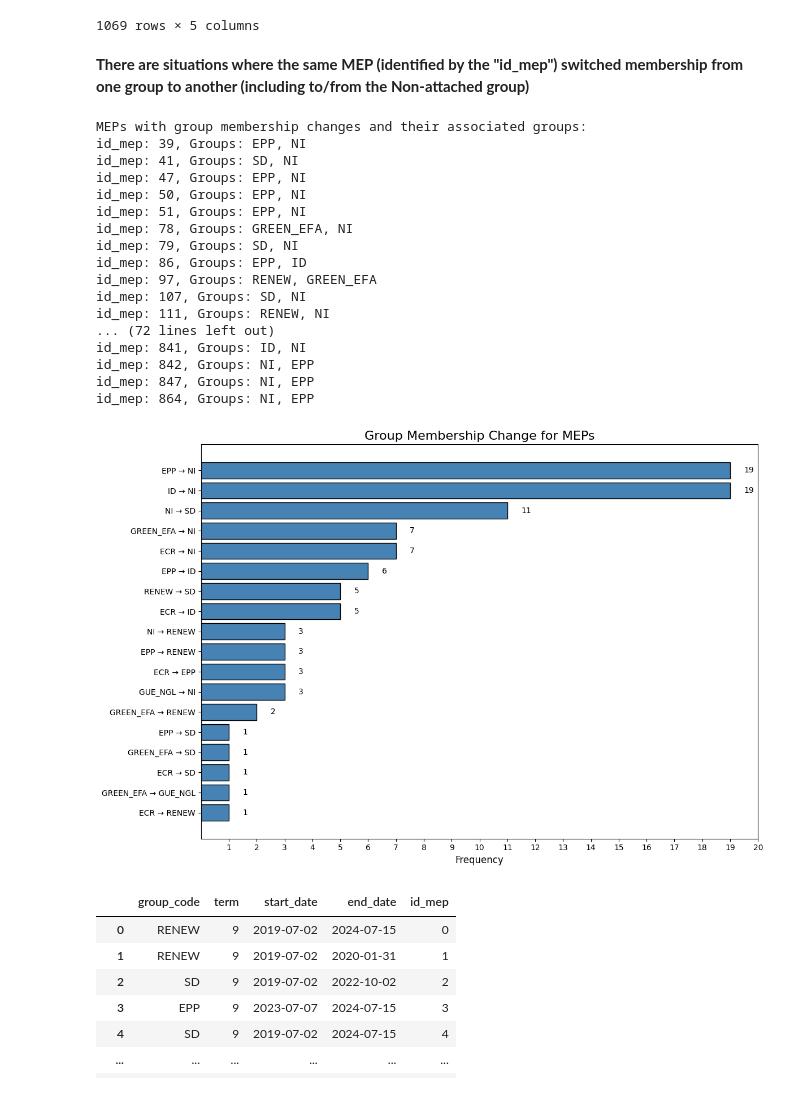
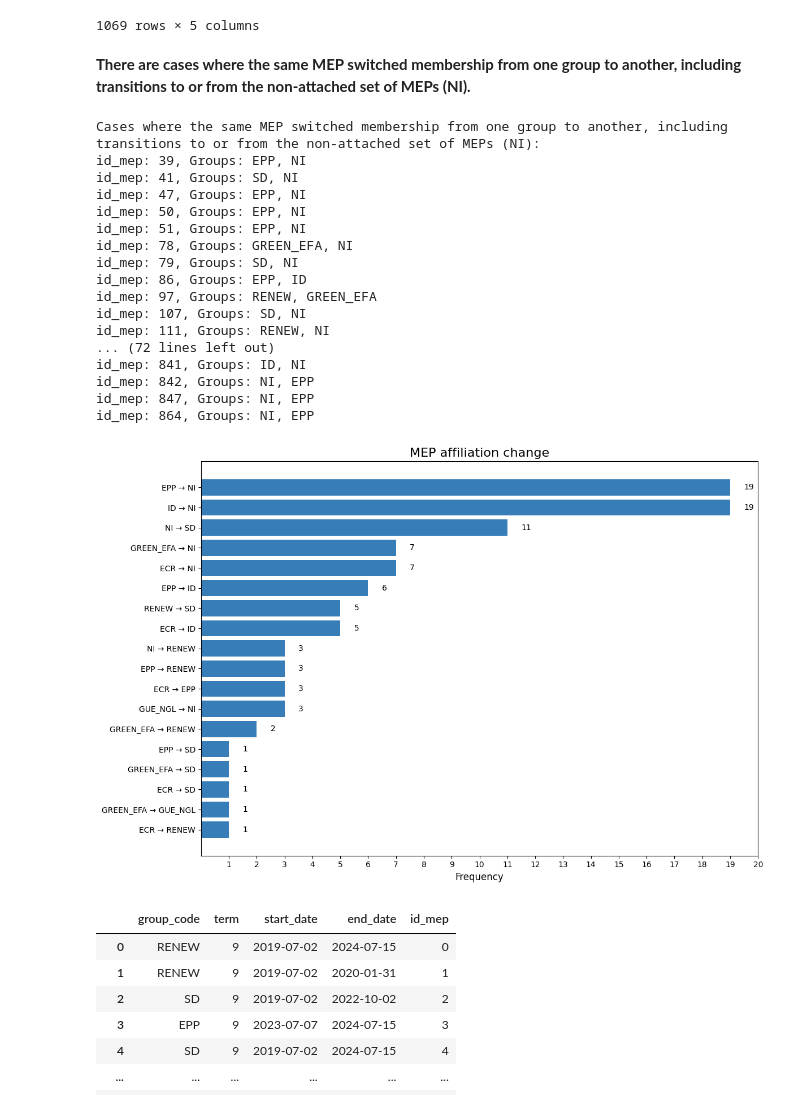
Before and after one commit to srosalino/Multi-polarization_in_the_9th_term_of_the_European_Parliament, a Jupyter notebook: scripts/3_group_memberships.ipynb, the cells around one changed output. Saved outputs shown, nothing was run; the diff lists cells and outputs as text; code cells hidden in the pictures.

```diff
--- a/scripts/3_group_memberships.ipynb
+++ b/scripts/3_group_memberships.ipynb
@@ -89,7 +82,7 @@ group_memberships
 | 1068 | EPP | 9 | 2024-04-05 | NaN | 872 |
 1069 rows × 5 columns
 # %% [markdown]
-**There are situations where the same MEP (identified by the "id_mep") switched membership from one group to another (including to/from the Non-attached group)**
+**There are cases where the same MEP switched membership from one group to another, including transitions to or from the non-attached set of MEPs (NI).**
 # %%
 # Group by id_mep and identify unique group_code values
 group_changes = group_memberships.groupby('id_mep')['group_code'].nunique()
@@ -102,14 +95,14 @@ members_with_changes = group_memberships[group_memberships['id_mep'].isin(member
 
 # Display the id_mep's and the associated group_code values
 if not members_with_changes.empty:
-    print("MEPs with group membership changes and their associated groups:")
+    print("Cases where the same MEP switched membership from one group to another, including transitions to or from the non-attached set of MEPs (NI):")
     for member_id, group_data in members_with_changes.groupby('id_mep'):
         group_codes = group_data['group_code'].unique()
         print(f"id_mep: {member_id}, Groups: {', '.join(group_codes)}")
 else:
-    print("No cases of group membership change found.")
+    print("No such cases were found.")
 # %% [output]
-MEPs with group membership changes and their associated groups:
+Cases where the same MEP switched membership from one group to another, including transitions to or from the non-attached set of MEPs (NI):
 id_mep: 39, Groups: EPP, NI
 id_mep: 41, Groups: SD, NI
 id_mep: 47, Groups: EPP, NI
@@ -137,41 +130,39 @@ if not members_with_changes.empty:
         for pair in zip(group_codes[:-1], group_codes[1:]):  # Create pairs of consecutive groups
             pairwise_changes[pair] = pairwise_changes.get(pair, 0) + 1
 else:
-    print("No cases of group membership change found.")
+    print("No such cases were found.")
 
-# Convert the pairwise changes dictionary to a DataFrame for visualization
+# Convert the pairwise changes dictionary to a dataframe for visualization
 pairs_df = pd.DataFrame(list(pairwise_changes.items()), columns=['Group Change Pair', 'Frequency'])
 pairs_df = pairs_df.sort_values(by='Frequency', ascending=False)
 
 # Plot the pairwise group change patterns
 plt.figure(figsize=(12, 8))
 bars = plt.barh(
     [' → '.join(pair) for pair in pairs_df['Group Change Pair']],
     pairs_df['Frequency'],
-    color='steelblue',
-    edgecolor='black'
+    color='#377eb8',
 )
 
 # Add numbers at the end of each bar
 for bar in bars:
     plt.text(
         bar.get_width() + 0.5,  # Slightly offset to the right of the bar
         bar.get_y() + bar.get_height() / 2,  # Center vertically
         f'{int(bar.get_width())}',  # Text is the frequency
         va='center',  # Vertical alignment
         fontsize=10
     )
 
-# Customize x-ticks to range from 1 to 20
-plt.xticks(np.arange(1, 21, 1))  # Set ticks from 1 to 20 with step 1
+plt.xticks(np.arange(1, 21, 1))  # Set x-ticks from 1 to 20 with step 1
 plt.xlabel("Frequency", fontsize=12)
 plt.ylabel("")
-plt.title("Group Membership Change for MEPs", fontsize=16)
+plt.title("MEP affiliation change", fontsize=16)
 plt.gca().invert_yaxis()  # Invert y-axis for better visualization
 plt.tight_layout()
 plt.show()
 # %% [output]
-[figure, old version]
+[figure, new version]
 # %%
 # Convert start_date and end_date to datetime format
 group_memberships['start_date'] = pd.to_datetime(group_memberships['start_date'])
```
Also changed, not shown: parts of 13 cells of this notebook, 25 other files.
